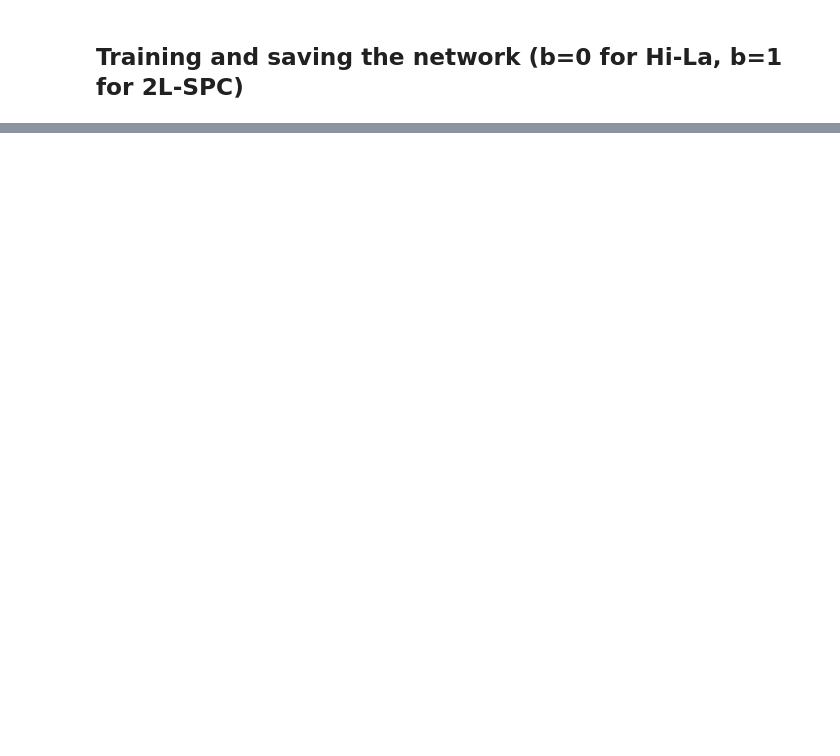
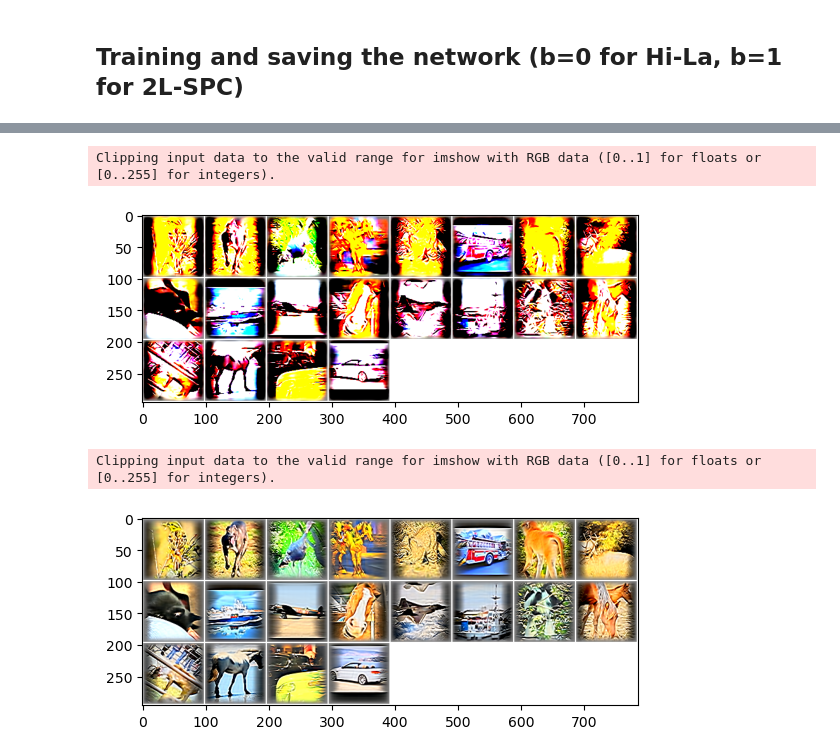
Before and after one commit to pulinagrawal/SDPC, a Jupyter notebook: notebooks/1-STL_training.ipynb, the cells around one changed output, grey strips where cells are left out. Cells and saved outputs as stored; diff of their text form; code cells hidden in the pictures; blank space fills up the shorter version.

```diff
--- a/notebooks/1-STL_training.ipynb
+++ b/notebooks/1-STL_training.ipynb
@@ -186,0 +189,34 @@ NETWORK STRUCTURE :
+# %%
+import pickle
+
+path = "..\Savings\STL_2L_Wi_Feedback[0.4,1.6]_b=1.pkl"
+with open(path, 'rb') as file:
+    output_exp = pickle.load(file)
+
+Net = output_exp['Net']
+Pursuit = output_exp['Pursuit']
+# %%
+for idx_batch, data in enumerate(DataBase):
+
+    batch = data[0].to(torch.discover_device())
+    gamma, it, Loss_G, delta = Pursuit.coding(batch)
+
+    '''
+    for i in range(Net.nb_layers):
+        ##Mask
+        Net.layers[i].dico*=mask_g[i]
+        Net.layers[i].dico/=norm(Net.layers[i].dico)
+    '''
+    reco = [None] * (Net.nb_layers)
+    for i in range(Net.nb_layers-1,-1,-1):
+        reco[i] = gamma[i]
+        for j in range(i, -1, -1):
+            reco[i] = Net.layers[j].backward(reco[i])
+        reco_image = make_grid(reco[i].cpu(),normalize=False,pad_value=1)
+        imshow(reco_image)
+    break
+# %% [output]
+Clipping input data to the valid range for imshow with RGB data ([0..1] for floats or [0..255] for integers).
+[figure, added]
+Clipping input data to the valid range for imshow with RGB data ([0..1] for floats or [0..255] for integers).
+[figure, added]
```
Also changed, not shown: parts of 4 cells of this notebook.
